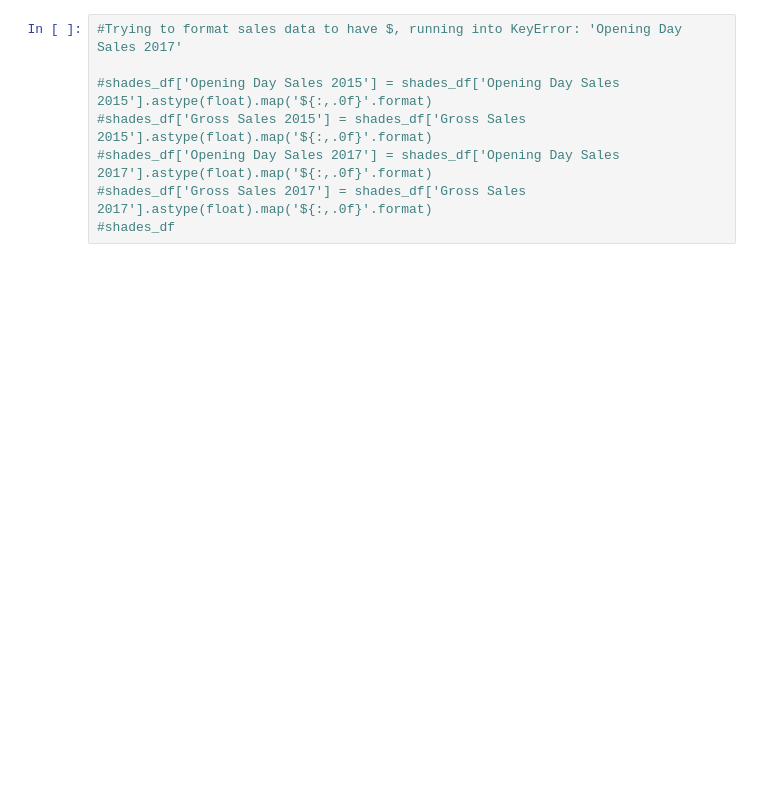
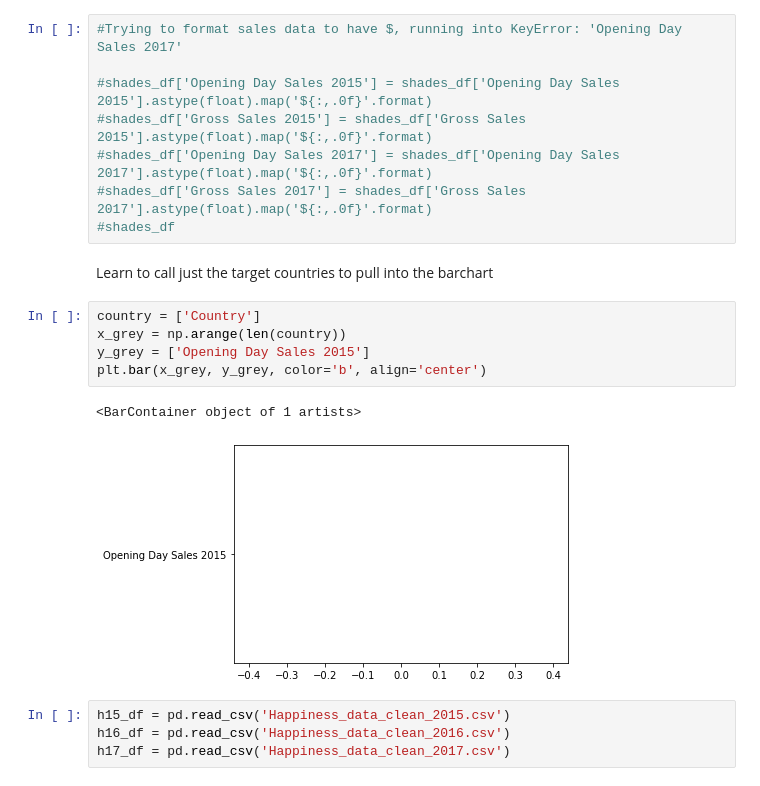
Before and after one commit to jaysueno/Group_Good_Guys, a Jupyter notebook: shades.ipynb, the cells around one changed output. Saved outputs shown, nothing was run; the diff lists cells and outputs as text; blank space fills up the shorter version.

Commit message:
Added Rough Bar / Scatter

```diff
--- a/shades.ipynb
+++ b/shades.ipynb
@@ -75,3 +77,17 @@ shades_df
 #shades_df['Opening Day Sales 2017'] = shades_df['Opening Day Sales 2017'].astype(float).map('${:,.0f}'.format)
 #shades_df['Gross Sales 2017'] = shades_df['Gross Sales 2017'].astype(float).map('${:,.0f}'.format)
 #shades_df
+# %% [markdown]
+Learn to call just the target countries to pull into the barchart
+# %%
+country = ['Country']
+x_grey = np.arange(len(country))
+y_grey = ['Opening Day Sales 2015']
+plt.bar(x_grey, y_grey, color='b', align='center')
+# %% [output]
+<BarContainer object of 1 artists>
+[figure, added]
+# %%
+h15_df = pd.read_csv('Happiness_data_clean_2015.csv')
+h16_df = pd.read_csv('Happiness_data_clean_2016.csv')
+h17_df = pd.read_csv('Happiness_data_clean_2017.csv')
```
Also changed, not shown: parts of 7 cells of this notebook.
